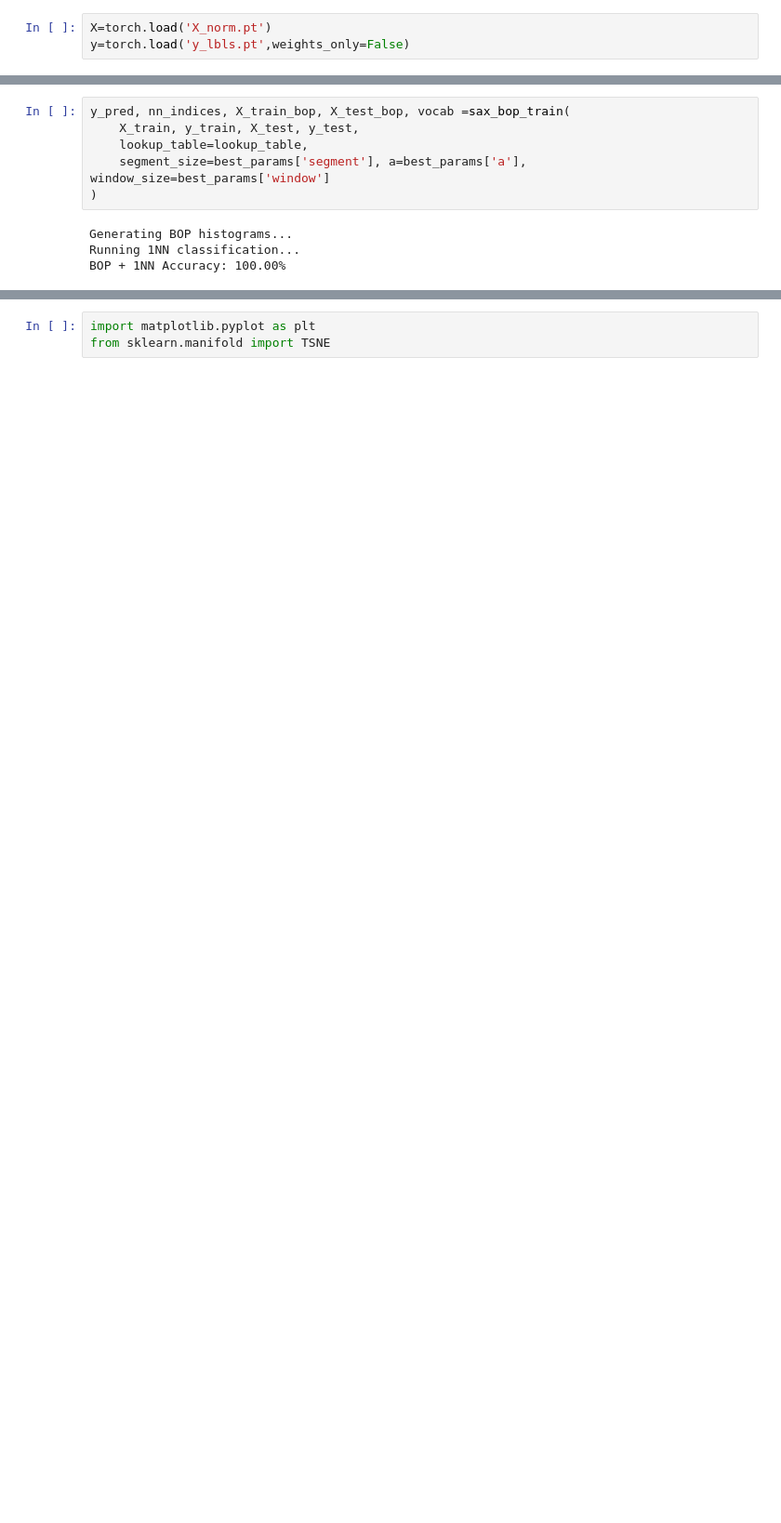
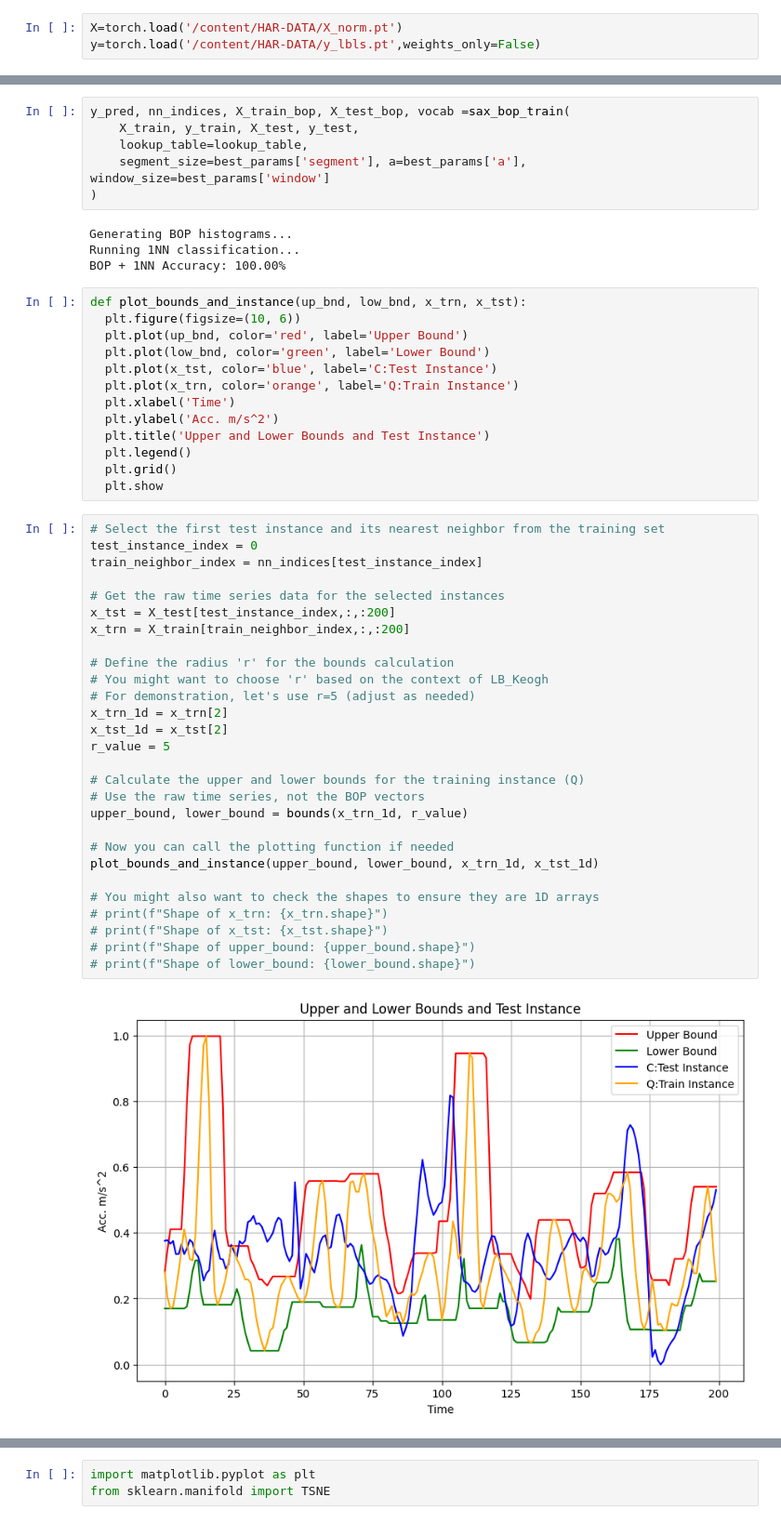
Before and after one commit to ashleygomez06/HAR-DATA, a Jupyter notebook: Lab6_DTW_and_SAX+BOP.ipynb, the cells around one changed output, grey strips where cells are left out. Shown at 93% size. Drawn from its saved outputs; the diff is of its cells as text; blank space fills up the shorter version.

```diff
--- a/Lab6_DTW_and_SAX+BOP.ipynb
+++ b/Lab6_DTW_and_SAX+BOP.ipynb
@@ -208,6 +210,6 @@ def get_best_combination(X_train, y_train, X_test, y_test):
 # %%
-X=torch.load('X_norm.pt')
-y=torch.load('y_lbls.pt',weights_only=False)
+X=torch.load('/content/HAR-DATA/X_norm.pt')
+y=torch.load('/content/HAR-DATA/y_lbls.pt',weights_only=False)
 # %%
 from sklearn.model_selection import train_test_split
 X_train, X_test, y_train, y_test = train_test_split(X, y, test_size=0.2, random_state=42)
@@ -239,3 +233,46 @@ y_pred, nn_indices, X_train_bop, X_test_bop, vocab =sax_bop_train(
 Generating BOP histograms...
 Running 1NN classification...
 BOP + 1NN Accuracy: 100.00%
+# %%
+def plot_bounds_and_instance(up_bnd, low_bnd, x_trn, x_tst):
+  plt.figure(figsize=(10, 6))
+  plt.plot(up_bnd, color='red', label='Upper Bound')
+  plt.plot(low_bnd, color='green', label='Lower Bound')
+  plt.plot(x_tst, color='blue', label='C:Test Instance')
+  plt.plot(x_trn, color='orange', label='Q:Train Instance')
+  plt.xlabel('Time')
+  plt.ylabel('Acc. m/s^2')
+  plt.title('Upper and Lower Bounds and Test Instance')
+  plt.legend()
+  plt.grid()
+  plt.show
+# %%
+# Select the first test instance and its nearest neighbor from the training set
+test_instance_index = 0
+train_neighbor_index = nn_indices[test_instance_index]
+
+# Get the raw time series data for the selected instances
+x_tst = X_test[test_instance_index,:,:200]
+x_trn = X_train[train_neighbor_index,:,:200]
+
+# Define the radius 'r' for the bounds calculation
+# You might want to choose 'r' based on the context of LB_Keogh
+# For demonstration, let's use r=5 (adjust as needed)
+x_trn_1d = x_trn[2]
+x_tst_1d = x_tst[2]
+r_value = 5
+
+# Calculate the upper and lower bounds for the training instance (Q)
+# Use the raw time series, not the BOP vectors
+upper_bound, lower_bound = bounds(x_trn_1d, r_value)
+
+# Now you can call the plotting function if needed
+plot_bounds_and_instance(upper_bound, lower_bound, x_trn_1d, x_tst_1d)
+
+# You might also want to check the shapes to ensure they are 1D arrays
+# print(f"Shape of x_trn: {x_trn.shape}")
+# print(f"Shape of x_tst: {x_tst.shape}")
+# print(f"Shape of upper_bound: {upper_bound.shape}")
+# print(f"Shape of lower_bound: {lower_bound.shape}")
+# %% [output]
+[figure, added]
```
Also changed, not shown: parts of 8 cells of this notebook.
